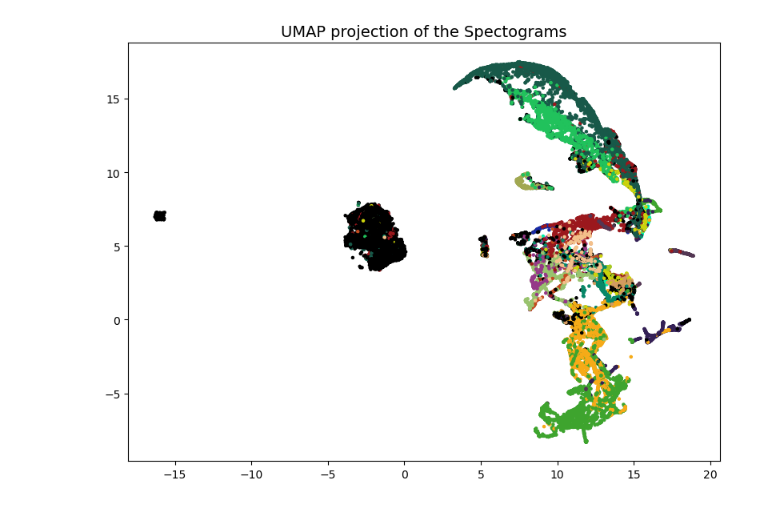
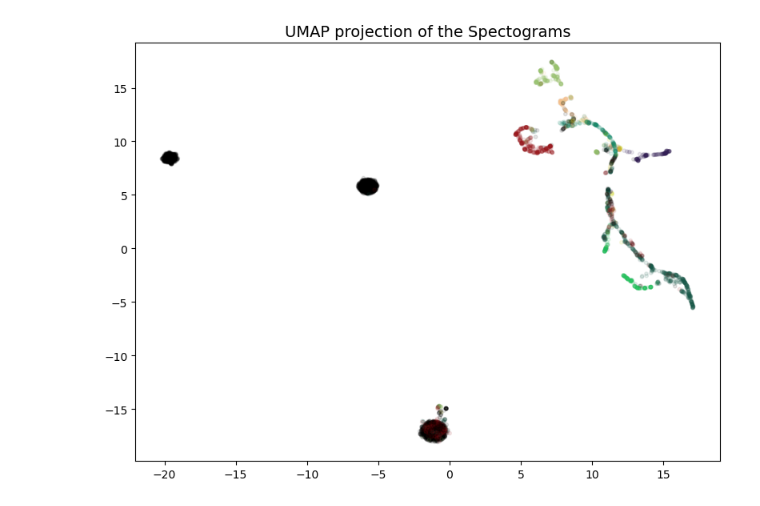
Before and after one commit to georgevenven/tweety_bert_paper, a Jupyter notebook: notebooks/UMAP_FER.ipynb, the cells around one changed output. Cells and saved outputs as stored; diff of their text form; code cells hidden in the pictures.

Commit message:
updates to linear probe and tweety net analysis

```diff
--- a/notebooks/UMAP_FER.ipynb
+++ b/notebooks/UMAP_FER.ipynb
@@ -22,8 +22,8 @@ from data_class import SongDataSet_Image, CollateFunction
 train_dir = "/home/george-vengrovski/Documents/projects/tweety_bert_paper/files/llb3_train"
 test_dir = "/home/george-vengrovski/Documents/projects/tweety_bert_paper/files/llb3_test"
 
-train_dataset = SongDataSet_Image(train_dir, num_classes=21, psuedo_labels_generated=False)
-test_dataset = SongDataSet_Image(test_dir, num_classes=21, psuedo_labels_generated=False)
+train_dataset = SongDataSet_Image(train_dir, num_classes=21)
+test_dataset = SongDataSet_Image(test_dir, num_classes=21)
 
 collate_fn = CollateFunction(segment_length=1000)  # Adjust the segment length if needed
 
@@ -35,12 +35,12 @@ import umap
 
 reductions_dims = 2
 plot_figure = True
-data_set_size = int(5e5)
+data_set_size = int(5e3)
 
 list_of_data = []
 list_of_ground_truth = []
 
-for i,  (data, ground_truth_label, _) in enumerate(test_loader):
+for i,  (data, ground_truth_label) in enumerate(test_loader):
     # remove channel dim (used for conv)
     data = data[:,0,:,:]
     data = data.permute(0,2,1)
@@ -62,38 +62,38 @@ list_of_data_sampled = list_of_data[:data_set_size]
 list_of_ground_truth_sampled = list_of_ground_truth[:data_set_size]
 
 # color stuff #
-file_path = "/home/george-vengrovski/Documents/projects/tweety_bert_cluster/project/category_colors_llb3.pkl"
+file_path = "/home/george-vengrovski/Documents/projects/tweety_bert_paper/files/category_colors_llb3.pkl"
 with open(file_path, 'rb') as file:
     color_map_data = pickle.load(file)
 
 label_to_color = {label: tuple(color) for label, color in color_map_data.items()}
 
 colors_for_points = []
 for label_row in list_of_ground_truth_sampled:
     if label_row.ndim > 0:
         # If label_row is iterable (more than one dimension)
         row_colors = [label_to_color[int(lbl)] for lbl in label_row]
         avg_color = np.mean(row_colors, axis=0)
     else:
         # If label_row is a single integer (one dimension)
         avg_color = label_to_color[int(label_row)]
     colors_for_points.append(avg_color)
 
 
 # UMAP reduction, eucledian looks the best
 reducer = umap.UMAP(random_state=42, n_neighbors=15, min_dist=0.05, n_components=reductions_dims, metric='cosine')
 embedding_outputs = reducer.fit_transform(list_of_data_sampled)
 
 # Plotting (if conditions are met)
 if reductions_dims == 2 and plot_figure == True:
     # Create the plot
     fig = plt.figure(figsize=(8, 6))
     plt.scatter(embedding_outputs[:, 0], embedding_outputs[:, 1], s=10, c=colors_for_points, alpha=.1)
     plt.title('UMAP projection of the Spectograms', fontsize=14)
     plt.tight_layout()
     plt.show()
 # %% [output]
-[figure, old version]
+[figure, new version]
 # %%
 from linear_probe import LinearProbeModel, LinearProbeTrainer
 
```
Also changed, not shown: parts of 2 cells of this notebook, 17 other files.
